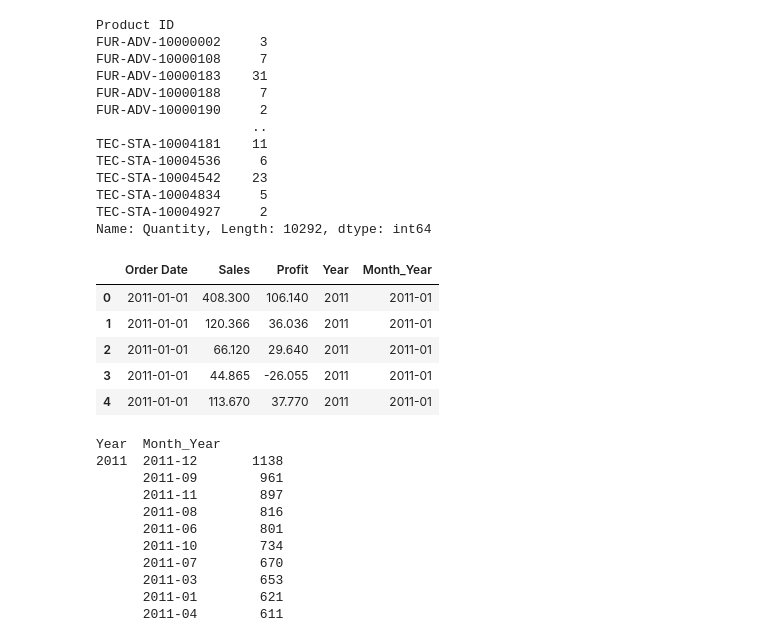
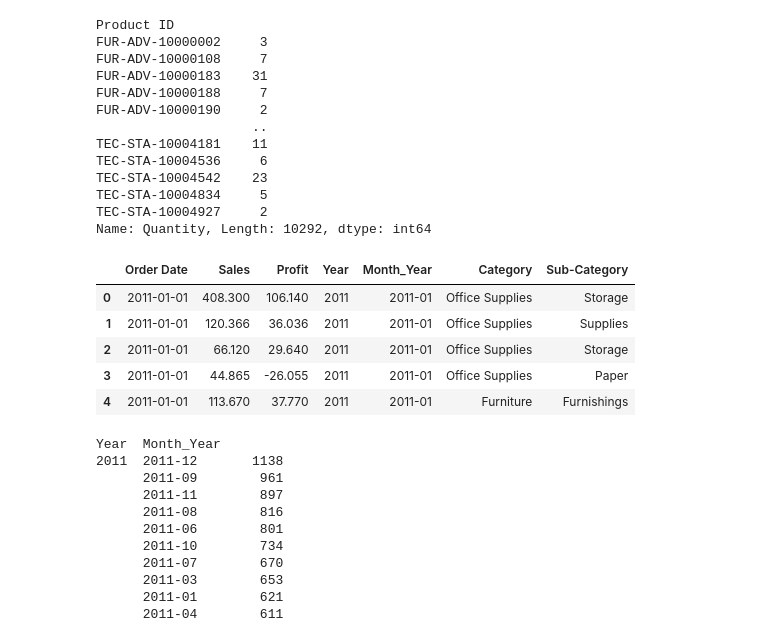
Before and after one commit to rubadhanaraj/Final_project, a Jupyter notebook: superstore_analysis.ipynb, the cells around one changed output. Cells and saved outputs as stored; diff of their text form; code cells hidden in the pictures.

Commit message:
Superstore sales Data Analysis file

```diff
--- a/superstore_analysis.ipynb
+++ b/superstore_analysis.ipynb
@@ -6,7 +6,7 @@ import matplotlib.pyplot as plt
 %matplotlib inline
 # %%
 # Files to load
-file_to_load = "Resources/cleaned_superstore_data.csv"
+file_to_load = "Resources/cleaned_superstore_master.csv"
 # Read the CSV into a DataFrame
 cleaned_superstore_df = pd.read_csv(file_to_load)
 cleaned_superstore_df.head()
@@ -181,14 +202,14 @@ TEC-STA-10004927     2
 Name: Quantity, Length: 10292, dtype: int64
 # %%
 # Order summary/ Table 1
-order_df = cleaned_superstore_df[["Order Date","Sales","Profit","Year","Month_Year"]]
-order_df.head()
+global_order_df = cleaned_superstore_df[["Order Date","Sales","Profit","Year","Month_Year","Category", "Sub-Category"]]
+global_order_df.head()
 # %% [output]
-|  | Order Date | Sales | Profit | Year | Month_Year |
-| 0 | 2011-01-01 | 408.300 | 106.140 | 2011 | 2011-01 |
-| 1 | 2011-01-01 | 120.366 | 36.036 | 2011 | 2011-01 |
-| 2 | 2011-01-01 | 66.120 | 29.640 | 2011 | 2011-01 |
-| 3 | 2011-01-01 | 44.865 | -26.055 | 2011 | 2011-01 |
-| 4 | 2011-01-01 | 113.670 | 37.770 | 2011 | 2011-01 |
+|  | Order Date | Sales | Profit | Year | Month_Year | Category | Sub-Category |
+| 0 | 2011-01-01 | 408.300 | 106.140 | 2011 | 2011-01 | Office Supplies | Storage |
+| 1 | 2011-01-01 | 120.366 | 36.036 | 2011 | 2011-01 | Office Supplies | Supplies |
+| 2 | 2011-01-01 | 66.120 | 29.640 | 2011 | 2011-01 | Office Supplies | Storage |
+| 3 | 2011-01-01 | 44.865 | -26.055 | 2011 | 2011-01 | Office Supplies | Paper |
+| 4 | 2011-01-01 | 113.670 | 37.770 | 2011 | 2011-01 | Furniture | Furnishings |
 # %%
 # Number of orders per year and month
```
Also changed, not shown: parts of 12 cells of this notebook.
